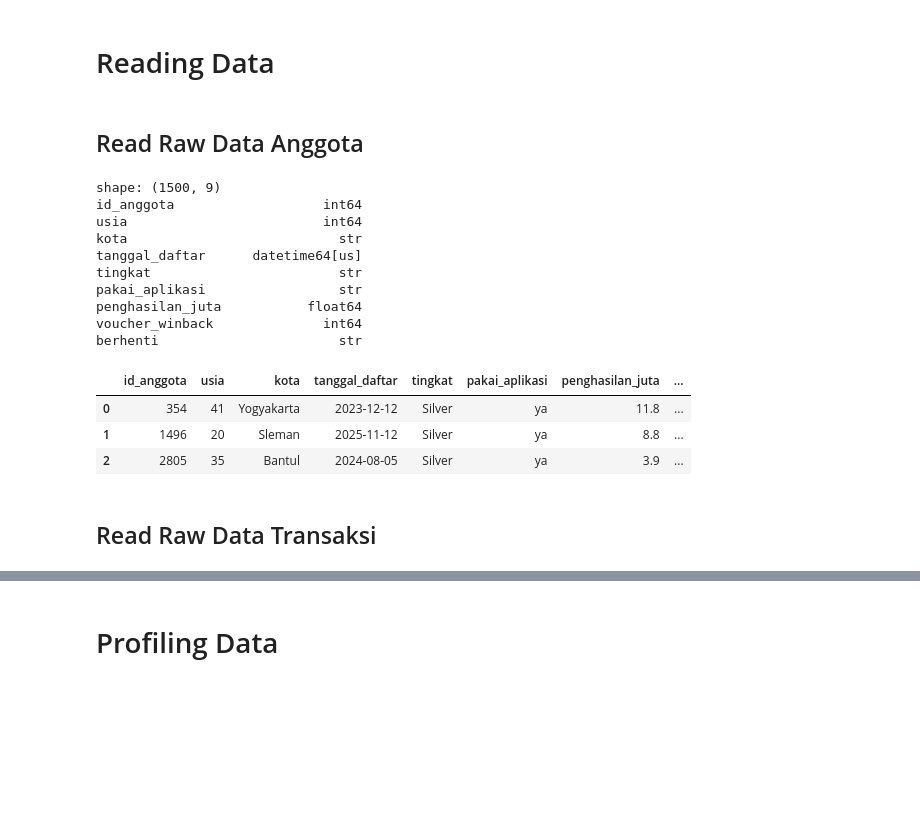
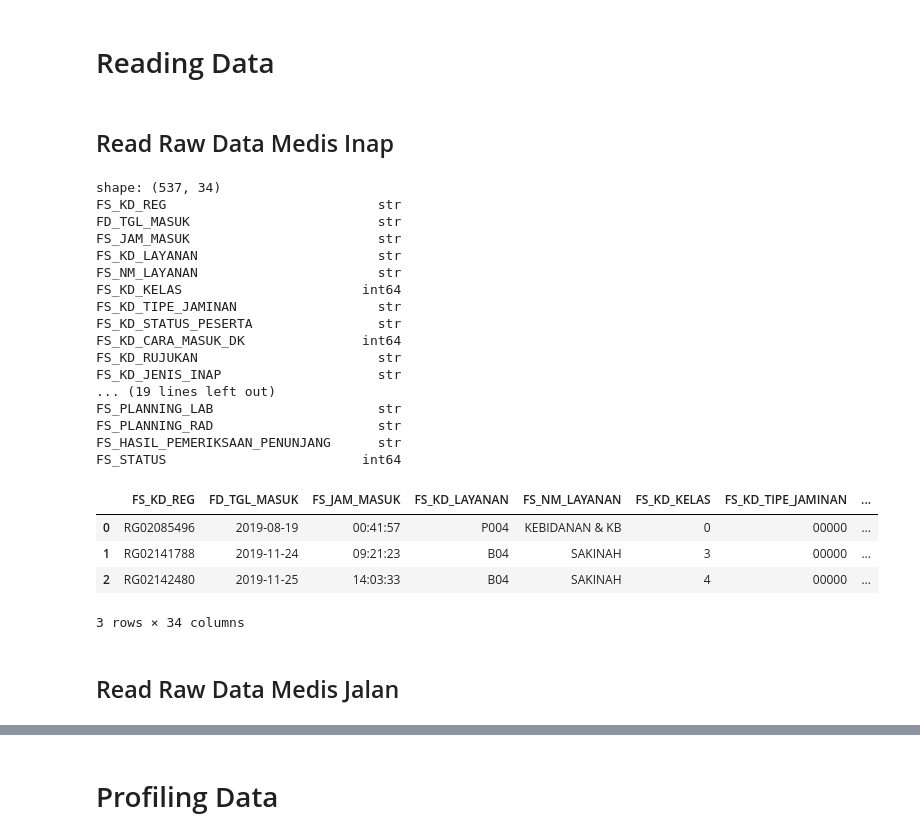
Before and after one commit to syha-studio/data-science-project-mmi-team-1, a Jupyter notebook: project.ipynb, the cells around one changed output, grey strips where cells are left out. Drawn from its saved outputs; the diff is of its cells as text; code cells hidden in the pictures; blank space fills up the shorter version.

```diff
--- a/project.ipynb
+++ b/project.ipynb
@@ -1,49 +1,48 @@
 # %% [markdown]
 # Reading Data
 # %% [markdown]
-## Read Raw Data Anggota
+## Read Raw Data Medis Inap
 # %%
 import sys
 from pathlib import Path
 import numpy as np
 import pandas as pd
 import scipy
 import sklearn
 import matplotlib
 
 ROOT = Path.cwd()
 
 DATA = ROOT / "data"
 
-SENTINELS = ["", "NA", "N/A", "-", "null", "NULL", "unknown", "-999"]
-
-raw_anggota = pd.read_csv(
-    DATA / "anggota.csv",
-    sep=",",                                  # the actual delimiter
-    dtype={"store_id": "string"},             # preserve leading zeros
-    na_values=SENTINELS,                      # declare the folk sentinels
-    keep_default_na=True,
-    decimal=".",                              # ...and the decimal
-    parse_dates=["tanggal_daftar"],
-    dayfirst=True,                            # 03/04/2023 is 3 April
+medis_inap = pd.read_csv(
+    DATA / "medis_inap.csv"
 )
-print("shape:", raw_anggota.shape)
-print(raw_anggota.dtypes.to_string())
-raw_anggota.head(3)
+print("shape:", medis_inap.shape)
+print(medis_inap.dtypes.to_string())
+medis_inap.head(3)
 # %% [output]
-shape: (1500, 9)
-id_anggota                   int64
-usia                         int64
-kota                           str
-tanggal_daftar      datetime64[us]
-tingkat                        str
-pakai_aplikasi                 str
-penghasilan_juta           float64
-voucher_winback              int64
-berhenti                       str
+shape: (537, 34)
+FS_KD_REG                           str
+FD_TGL_MASUK                        str
+FS_JAM_MASUK                        str
+FS_KD_LAYANAN                       str
+FS_NM_LAYANAN                       str
+FS_KD_KELAS                       int64
+FS_KD_TIPE_JAMINAN                  str
+FS_KD_STATUS_PESERTA                str
+FS_KD_CARA_MASUK_DK               int64
+FS_KD_RUJUKAN                       str
+FS_KD_JENIS_INAP                    str
+... (19 lines left out)
+FS_PLANNING_LAB                     str
+FS_PLANNING_RAD                     str
+FS_HASIL_PEMERIKSAAN_PENUNJANG      str
+FS_STATUS                         int64
-|  | id_anggota | usia | kota | tanggal_daftar | tingkat | pakai_aplikasi | penghasilan_juta | ... |
-| 0 | 354 | 41 | Yogyakarta | 2023-12-12 | Silver | ya | 11.8 | ... |
-| 1 | 1496 | 20 | Sleman | 2025-11-12 | Silver | ya | 8.8 | ... |
-| 2 | 2805 | 35 | Bantul | 2024-08-05 | Silver | ya | 3.9 | ... |
+|  | FS_KD_REG | FD_TGL_MASUK | FS_JAM_MASUK | FS_KD_LAYANAN | FS_NM_LAYANAN | FS_KD_KELAS | FS_KD_TIPE_JAMINAN | ... |
+| 0 | RG02085496 | 2019-08-19 | 00:41:57 | P004 | KEBIDANAN & KB | 0 | 00000 | ... |
+| 1 | RG02141788 | 2019-11-24 | 09:21:23 | B04 | SAKINAH | 3 | 00000 | ... |
+| 2 | RG02142480 | 2019-11-25 | 14:03:33 | B04 | SAKINAH | 4 | 00000 | ... |
+3 rows × 34 columns
 # %% [markdown]
-## Read Raw Data Transaksi
+## Read Raw Data Medis Jalan
```
Also changed, not shown: parts of 67 cells of this notebook.
